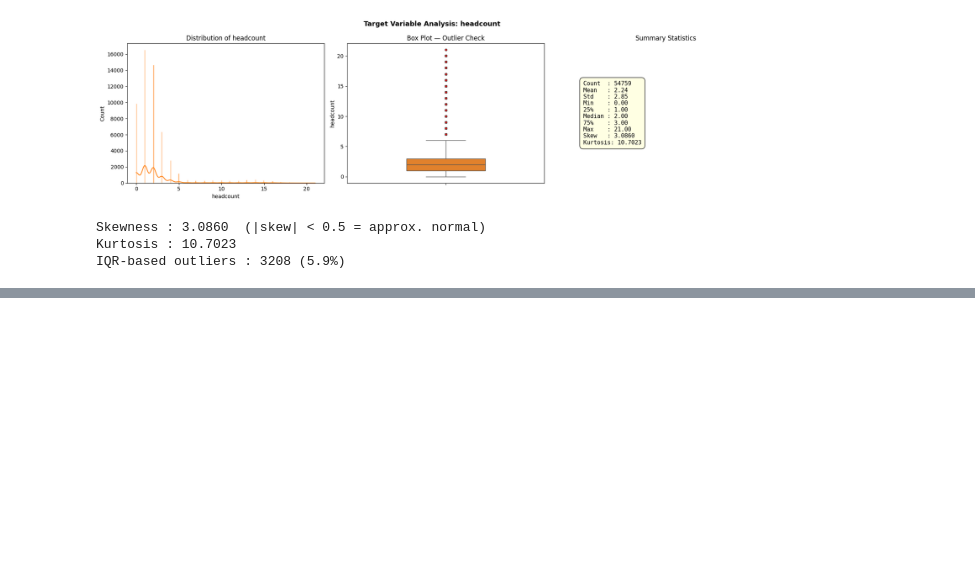
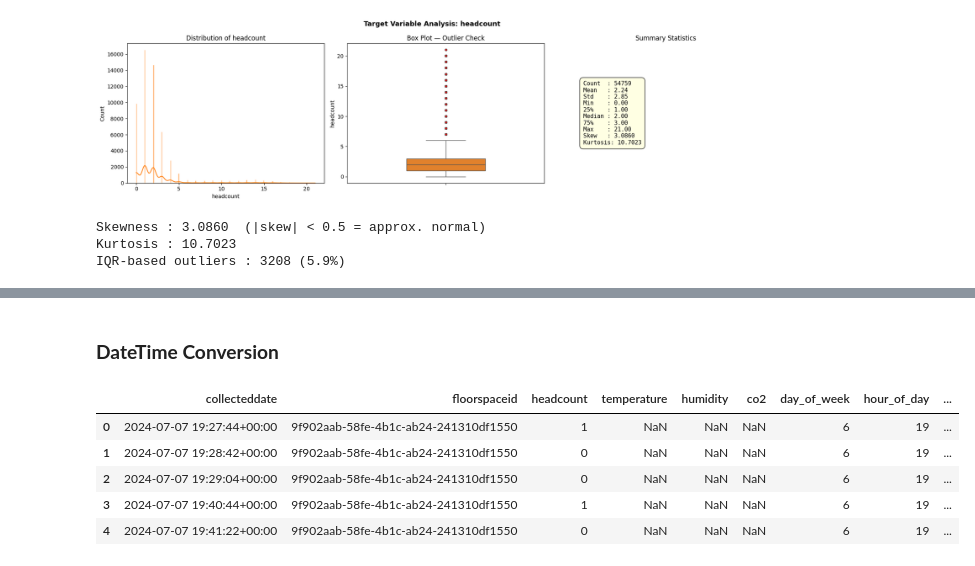
Before and after one commit to MIL-Project2/DR-DT, a Jupyter notebook: Occupancy_Prediction_Ver1_2.ipynb, the cells around one changed output, grey strips where cells are left out. Drawn from its saved outputs; the diff is of its cells as text; code cells hidden in the pictures; blank space fills up the shorter version.

```diff
--- a/Occupancy_Prediction_Ver1_2.ipynb
+++ b/Occupancy_Prediction_Ver1_2.ipynb
@@ -150,0 +208,15 @@ IQR-based outliers : 3208 (5.9%)
+# %% [markdown]
+### **DateTime Conversion**
+# %%
+df['collecteddate'] = pd.to_datetime(df['collecteddate'], format='%Y-%m-%d %H:%M:%S%z', errors='coerce', utc=True)
+df['day_of_week'] = df['collecteddate'].dt.dayofweek
+df['hour_of_day'] = df['collecteddate'].dt.hour
+df['minute_of_day'] = df['collecteddate'].dt.minute
+display(df.head())
+# %% [output]
+|  | collecteddate | floorspaceid | headcount | temperature | humidity | co2 | day_of_week | hour_of_day | ... |
+| 0 | 2024-07-07 19:27:44+00:00 | 9f902aab-58fe-4b1c-ab24-241310df1550 | 1 | NaN | NaN | NaN | 6 | 19 | ... |
+| 1 | 2024-07-07 19:28:42+00:00 | 9f902aab-58fe-4b1c-ab24-241310df1550 | 0 | NaN | NaN | NaN | 6 | 19 | ... |
+| 2 | 2024-07-07 19:29:04+00:00 | 9f902aab-58fe-4b1c-ab24-241310df1550 | 0 | NaN | NaN | NaN | 6 | 19 | ... |
+| 3 | 2024-07-07 19:40:44+00:00 | 9f902aab-58fe-4b1c-ab24-241310df1550 | 1 | NaN | NaN | NaN | 6 | 19 | ... |
+| 4 | 2024-07-07 19:41:22+00:00 | 9f902aab-58fe-4b1c-ab24-241310df1550 | 0 | NaN | NaN | NaN | 6 | 19 | ... |
```
Also changed, not shown: parts of 4 cells of this notebook.
